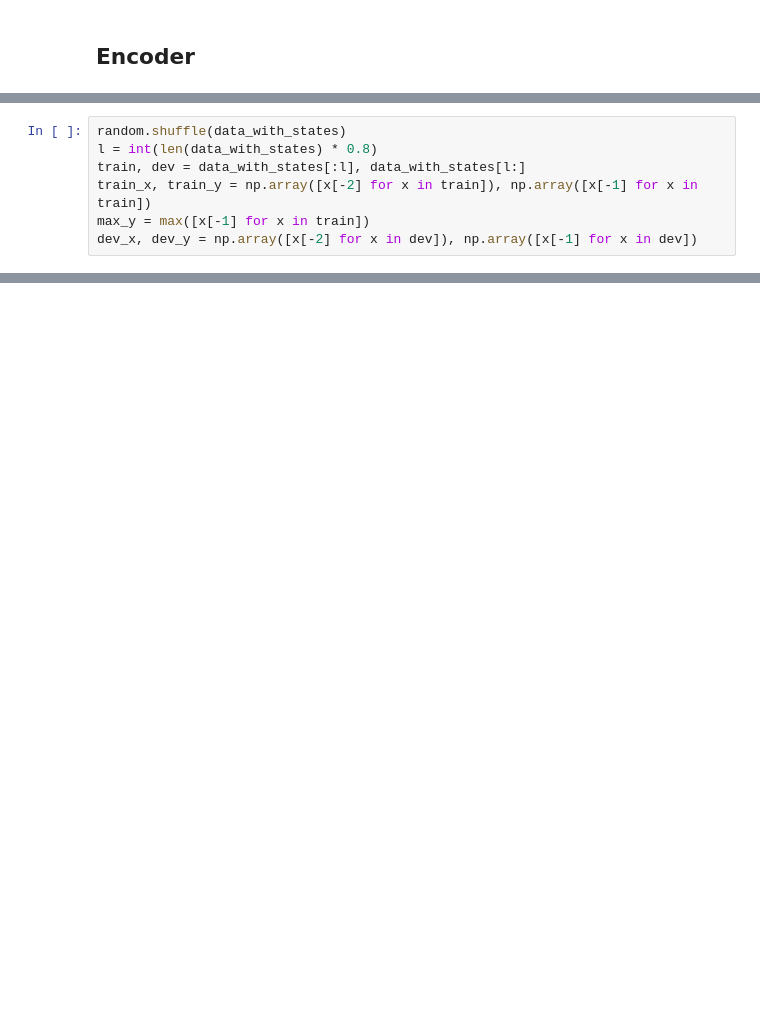
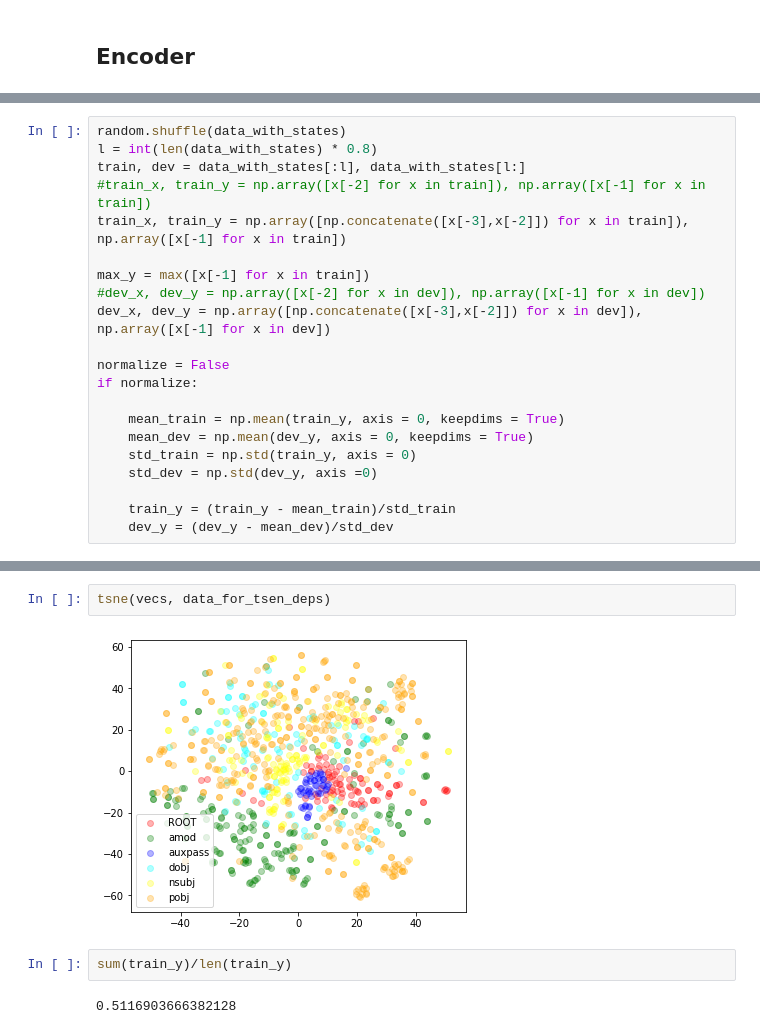
Before and after one commit to Shaul1321/INLP-dim-reduction, a Jupyter notebook: src/inlp-dim-reduction-syntax.ipynb, the cells around one changed output, grey strips where cells are left out. Cells and saved outputs as stored; diff of their text form; blank space fills up the shorter version.

```diff
--- a/src/inlp-dim-reduction-syntax.ipynb
+++ b/src/inlp-dim-reduction-syntax.ipynb
@@ -248,7 +481,21 @@ data_with_states[1]
 random.shuffle(data_with_states)
 l = int(len(data_with_states) * 0.8)
 train, dev = data_with_states[:l], data_with_states[l:]
-train_x, train_y = np.array([x[-2] for x in train]), np.array([x[-1] for x in train])
+#train_x, train_y = np.array([x[-2] for x in train]), np.array([x[-1] for x in train])
+train_x, train_y = np.array([np.concatenate([x[-3],x[-2]]) for x in train]), np.array([x[-1] for x in train])
+
 max_y = max([x[-1] for x in train])
-dev_x, dev_y = np.array([x[-2] for x in dev]), np.array([x[-1] for x in dev])
+#dev_x, dev_y = np.array([x[-2] for x in dev]), np.array([x[-1] for x in dev])
+dev_x, dev_y = np.array([np.concatenate([x[-3],x[-2]]) for x in dev]), np.array([x[-1] for x in dev])
+
+normalize = False
+if normalize:
+
+    mean_train = np.mean(train_y, axis = 0, keepdims = True)
+    mean_dev = np.mean(dev_y, axis = 0, keepdims = True)
+    std_train = np.std(train_y, axis = 0)
+    std_dev = np.std(dev_y, axis =0)
+
+    train_y = (train_y - mean_train)/std_train
+    dev_y = (dev_y - mean_dev)/std_dev
 # %%
@@ -371,0 +753,8 @@ ModuleNotFoundError: No module named 'pytorch_lightning'
+# %%
+tsne(vecs, data_for_tsen_deps)
+# %% [output]
+[figure, added]
+# %%
+sum(train_y)/len(train_y)
+# %% [output]
+0.5116903666382128
```
Also changed, not shown: parts of 29 cells of this notebook.
